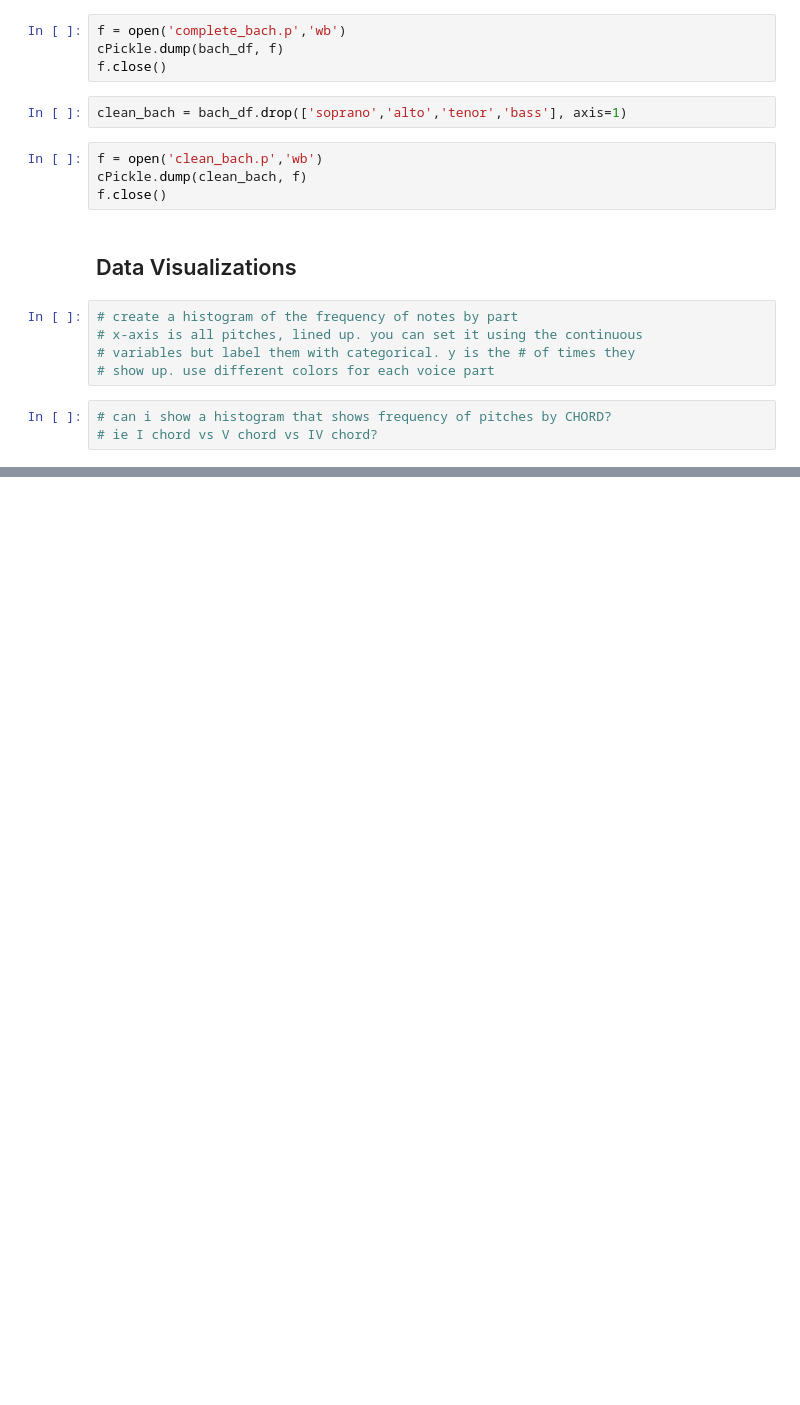
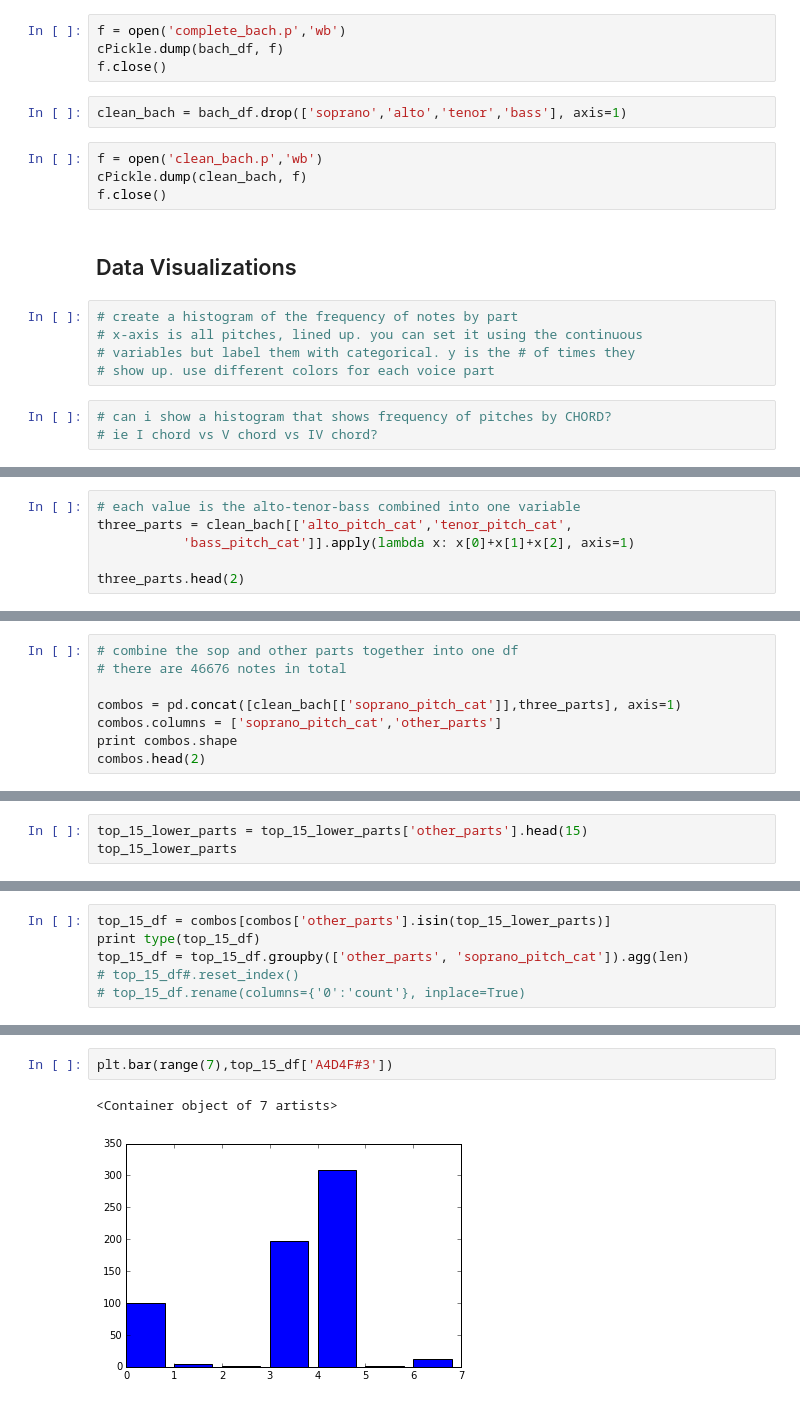
Before and after one commit to clambeer/DSI-SF-2-clambeer, a Jupyter notebook: projects/capstone/My_work_git_duplicated/Capstone - Adding pitch variables AND Data Viz.ipynb, the cells around one changed output, grey strips where cells are left out. Cells and saved outputs as stored; diff of their text form; blank space fills up the shorter version.

```diff
--- a/projects/capstone/My_work_git_duplicated/Capstone - Adding pitch variables AND Data Viz.ipynb
+++ b/projects/capstone/My_work_git_duplicated/Capstone - Adding pitch variables AND Data Viz.ipynb
@@ -147,0 +153,6 @@ f.close()
+# %%
+# each value is the alto-tenor-bass combined into one variable
+three_parts = clean_bach[['alto_pitch_cat','tenor_pitch_cat',
+           'bass_pitch_cat']].apply(lambda x: x[0]+x[1]+x[2], axis=1)
+
+three_parts.head(2)
@@ -147,0 +163,8 @@ f.close()
+# %%
+# combine the sop and other parts together into one df
+# there are 46676 notes in total
+
+combos = pd.concat([clean_bach[['soprano_pitch_cat']],three_parts], axis=1)
+combos.columns = ['soprano_pitch_cat','other_parts']
+print combos.shape
+combos.head(2)
@@ -147,0 +305,3 @@ f.close()
+# %%
+top_15_lower_parts = top_15_lower_parts['other_parts'].head(15)
+top_15_lower_parts
@@ -147,0 +325,6 @@ f.close()
+# %%
+top_15_df = combos[combos['other_parts'].isin(top_15_lower_parts)]
+print type(top_15_df)
+top_15_df = top_15_df.groupby(['other_parts', 'soprano_pitch_cat']).agg(len)
+# top_15_df#.reset_index()
+# top_15_df.rename(columns={'0':'count'}, inplace=True)
@@ -147,0 +345,5 @@ f.close()
+# %%
+plt.bar(range(7),top_15_df['A4D4F#3'])
+# %% [output]
+<Container object of 7 artists>
+[figure, added]
```
Also changed, not shown: parts of 40 cells of this notebook, 3 other files.
